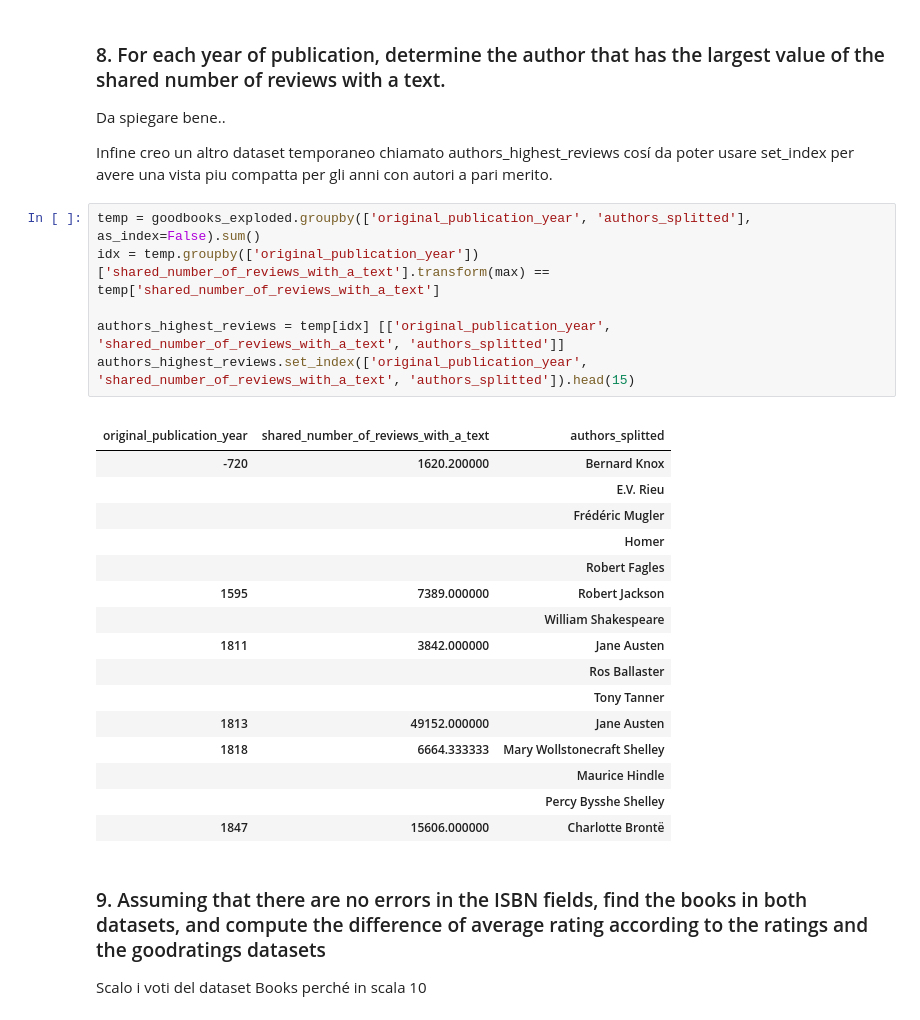
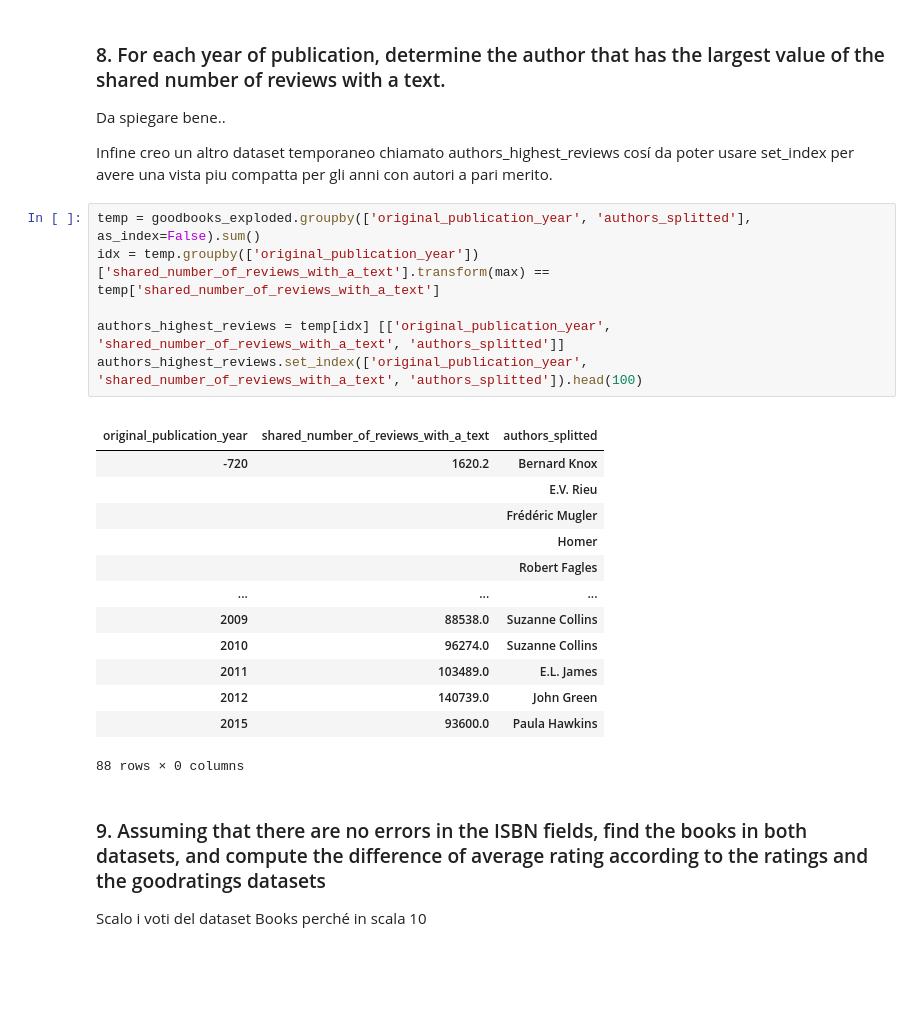
Before and after one commit to gianscuri/Computer_Science_Project_Pandas, a Jupyter notebook: progetto-2021.ipynb, the cells around one changed output. Drawn from its saved outputs; the diff is of its cells as text; blank space fills up the shorter version.

```diff
--- a/progetto-2021.ipynb
+++ b/progetto-2021.ipynb
@@ -311,27 +311,24 @@ Infine creo un altro dataset temporaneo chiamato authors_highest_reviews cosí d
 # %%
 temp = goodbooks_exploded.groupby(['original_publication_year', 'authors_splitted'], as_index=False).sum()
 idx = temp.groupby(['original_publication_year'])['shared_number_of_reviews_with_a_text'].transform(max) == temp['shared_number_of_reviews_with_a_text']
 
 authors_highest_reviews = temp[idx] [['original_publication_year', 'shared_number_of_reviews_with_a_text', 'authors_splitted']]
-authors_highest_reviews.set_index(['original_publication_year', 'shared_number_of_reviews_with_a_text', 'authors_splitted']).head(15)
+authors_highest_reviews.set_index(['original_publication_year', 'shared_number_of_reviews_with_a_text', 'authors_splitted']).head(100)
 # %% [output]
 |  |  |  |
 | original_publication_year | shared_number_of_reviews_with_a_text | authors_splitted |
-| -720 | 1620.200000 | Bernard Knox |
+| -720 | 1620.2 | Bernard Knox |
 |  |  | E.V. Rieu |
 |  |  | Frédéric Mugler |
 |  |  | Homer |
 |  |  | Robert Fagles |
-| 1595 | 7389.000000 | Robert Jackson |
-|  |  | William Shakespeare |
-| 1811 | 3842.000000 | Jane Austen |
-|  |  | Ros Ballaster |
-|  |  | Tony Tanner |
-| 1813 | 49152.000000 | Jane Austen |
-| 1818 | 6664.333333 | Mary Wollstonecraft Shelley |
-|  |  | Maurice Hindle |
-|  |  | Percy Bysshe Shelley |
-| 1847 | 15606.000000 | Charlotte Brontë |
+| ... | ... | ... |
+| 2009 | 88538.0 | Suzanne Collins |
+| 2010 | 96274.0 | Suzanne Collins |
+| 2011 | 103489.0 | E.L. James |
+| 2012 | 140739.0 | John Green |
+| 2015 | 93600.0 | Paula Hawkins |
+88 rows × 0 columns
 # %% [markdown]
 ### 9. Assuming that there are no errors in the ISBN fields, find the books in both datasets, and compute the difference of average rating according to the ratings and the goodratings datasets
 
```
